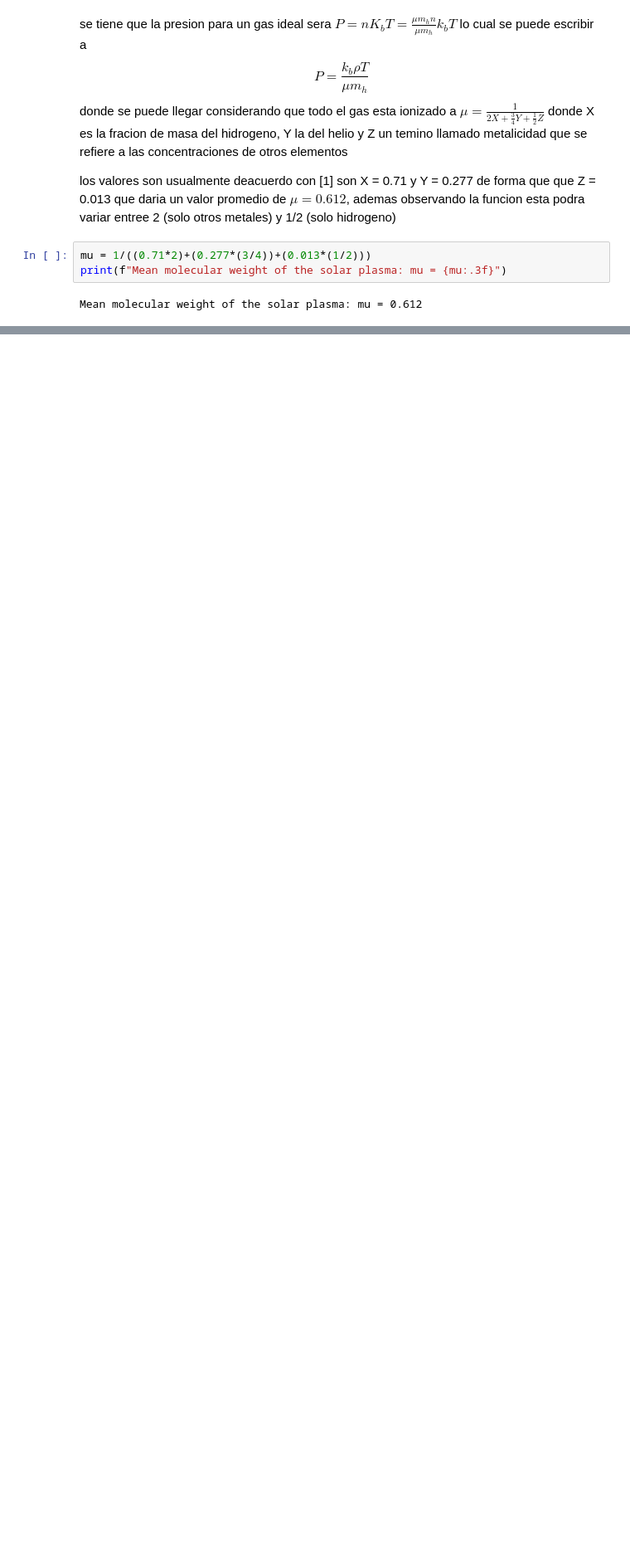
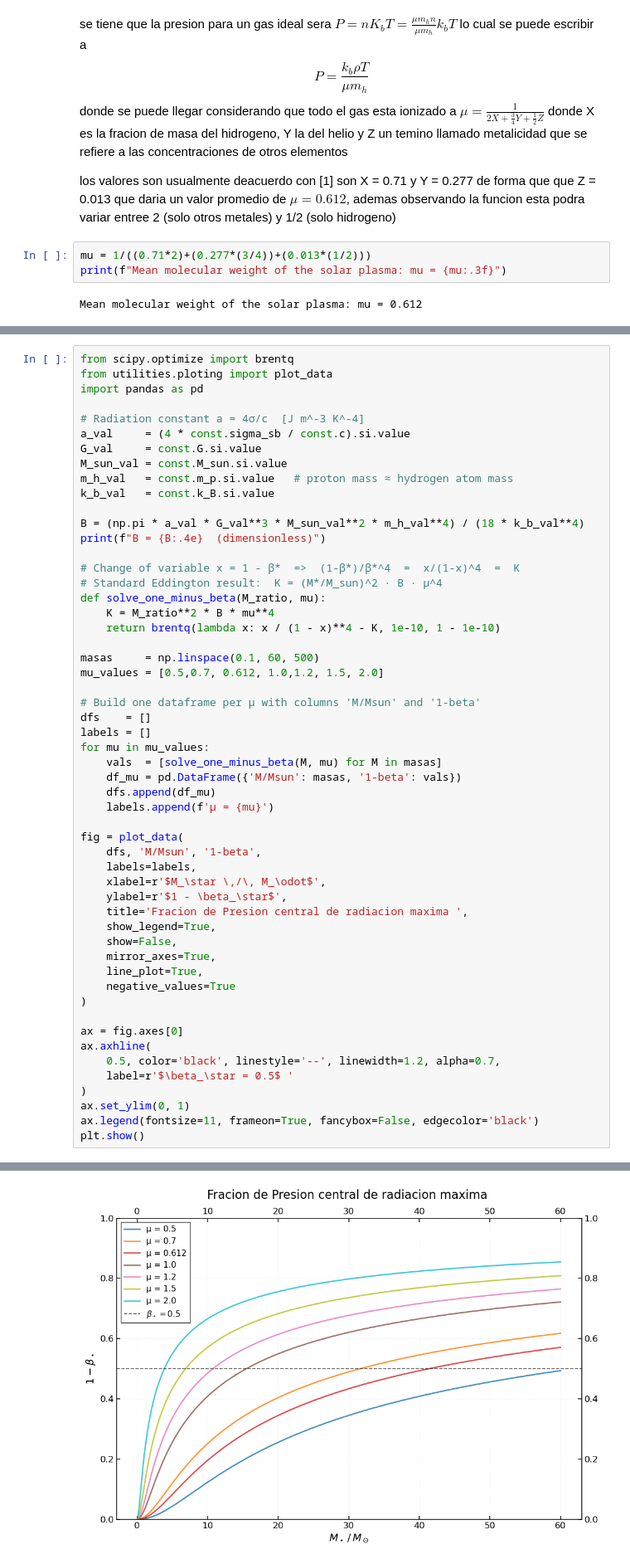
Before and after one commit to thomatrixting/solar_esturcture_modeling, a Jupyter notebook: main.ipynb, the cells around one changed output, grey strips where cells are left out. Shown at 83% size. Drawn from its saved outputs; the diff is of its cells as text; blank space fills up the shorter version.

```diff
--- a/main.ipynb
+++ b/main.ipynb
@@ -166,0 +177,55 @@ $$
+# %%
+from scipy.optimize import brentq
+from utilities.ploting import plot_data
+import pandas as pd
+
+# Radiation constant a = 4σ/c  [J m^-3 K^-4]
+a_val     = (4 * const.sigma_sb / const.c).si.value
+G_val     = const.G.si.value
+M_sun_val = const.M_sun.si.value
+m_h_val   = const.m_p.si.value   # proton mass ≈ hydrogen atom mass
+k_b_val   = const.k_B.si.value
+
+B = (np.pi * a_val * G_val**3 * M_sun_val**2 * m_h_val**4) / (18 * k_b_val**4)
+print(f"B = {B:.4e}  (dimensionless)")
+
+# Change of variable x = 1 - β*  =>  (1-β*)/β*^4  =  x/(1-x)^4  =  K
+# Standard Eddington result:  K = (M*/M_sun)^2 · B · μ^4
+def solve_one_minus_beta(M_ratio, mu):
+    K = M_ratio**2 * B * mu**4
+    return brentq(lambda x: x / (1 - x)**4 - K, 1e-10, 1 - 1e-10)
+
+masas     = np.linspace(0.1, 60, 500)
+mu_values = [0.5,0.7, 0.612, 1.0,1.2, 1.5, 2.0]
+
+# Build one dataframe per μ with columns 'M/Msun' and '1-beta'
+dfs    = []
+labels = []
+for mu in mu_values:
+    vals  = [solve_one_minus_beta(M, mu) for M in masas]
+    df_mu = pd.DataFrame({'M/Msun': masas, '1-beta': vals})
+    dfs.append(df_mu)
+    labels.append(f'μ = {mu}')
+
+fig = plot_data(
+    dfs, 'M/Msun', '1-beta',
+    labels=labels,
+    xlabel=r'$M_\star \,/\, M_\odot$',
+    ylabel=r'$1 - \beta_\star$',
+    title='Fracion de Presion central de radiacion maxima ',
+    show_legend=True,
+    show=False,
+    mirror_axes=True,
+    line_plot=True,
+    negative_values=True
+)
+
+ax = fig.axes[0]
+ax.axhline(
+    0.5, color='black', linestyle='--', linewidth=1.2, alpha=0.7,
+    label=r'$\beta_\star = 0.5$ '
+)
+ax.set_ylim(0, 1)
+ax.legend(fontsize=11, frameon=True, fancybox=False, edgecolor='black')
+plt.show()
+# %% [output]
@@ -166,0 +233 @@ $$
+[figure, added]
```
Also changed, not shown: parts of 6 cells of this notebook, 2 other files.
